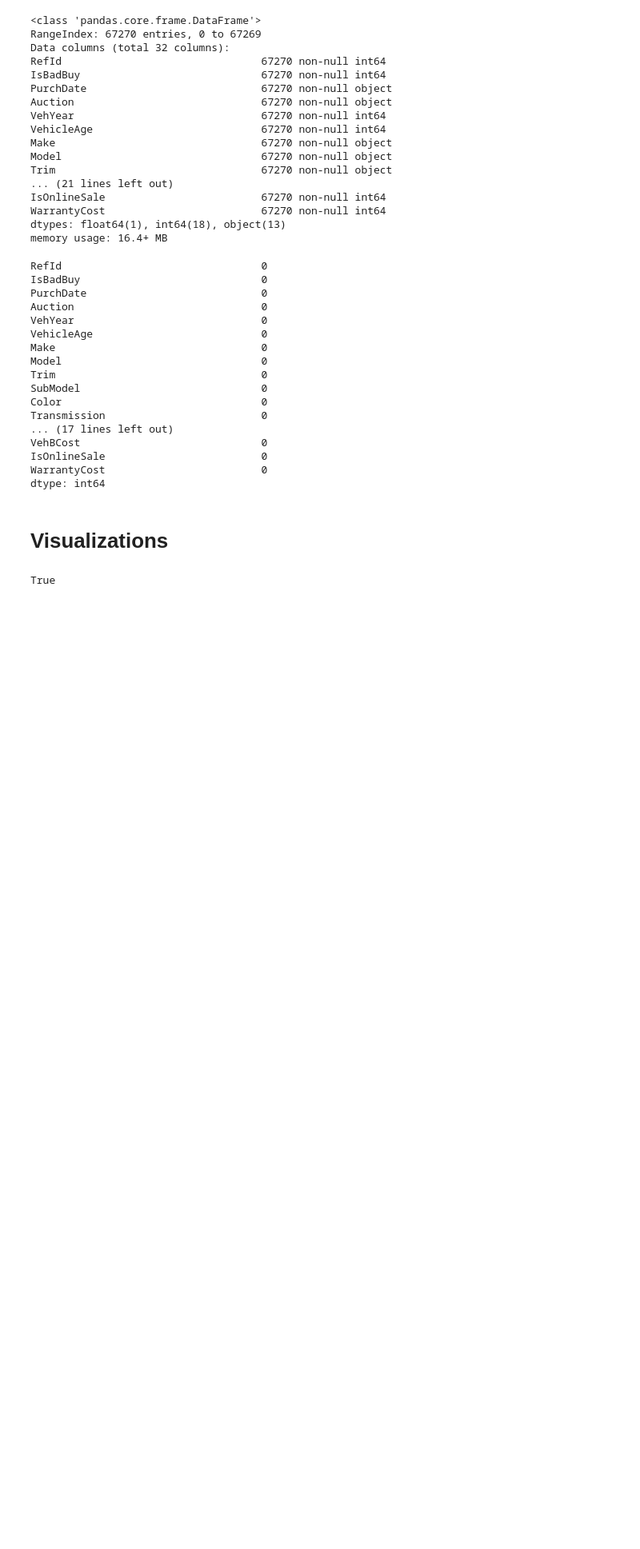
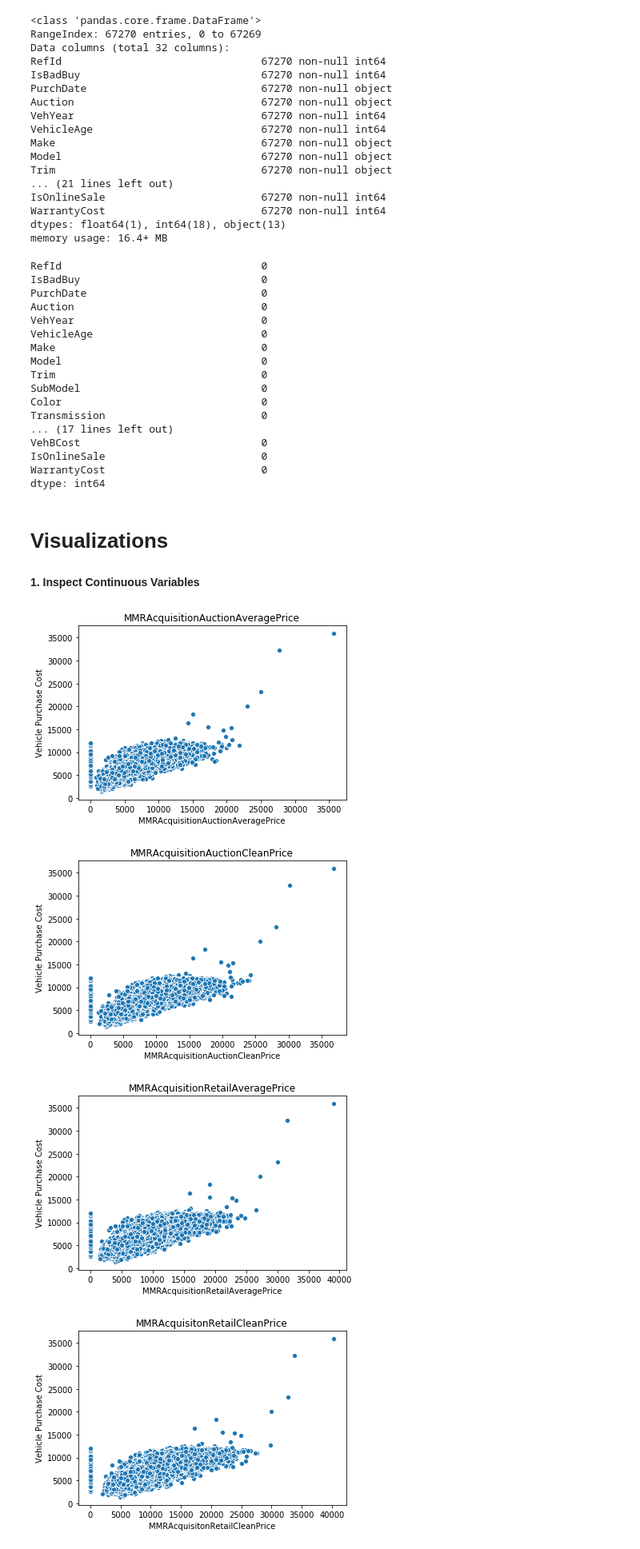
Before and after one commit to ajkiplagat/classification_task_carvana_data, a Jupyter notebook: 01 Carvana_EDA.ipynb, the cells around one changed output. Shown at 80% size. Saved outputs shown, nothing was run; the diff lists cells and outputs as text; code cells hidden in the pictures; blank space fills up the shorter version.

```diff
--- a/01 Carvana_EDA.ipynb
+++ b/01 Carvana_EDA.ipynb
@@ -86,4 +83,29 @@ cols = df.columns.array
-# %%
-df[cols[0]].dtype =='int64'
-# %% [output]
-True
+# %% [markdown]
+**1. Inspect Continuous Variables**
+# %%
+continuous_vars = df[['VehOdo','MMRAcquisitionAuctionAveragePrice',
+     'MMRAcquisitionAuctionCleanPrice',
+     'MMRAcquisitionRetailAveragePrice',
+     'MMRAcquisitonRetailCleanPrice',
+     'MMRCurrentAuctionAveragePrice',
+     'MMRCurrentAuctionCleanPrice',
+     'MMRCurrentRetailAveragePrice',
+     'MMRCurrentRetailCleanPrice',
+     'WarrantyCost']]
+# %%
+def plot_continuous(dfa,var):
+    dfa = dfa.copy()
+
+    sns.scatterplot(data = dfa, x = var , y = 'VehBCost')
+    plt.title(var)
+    plt.xlabel(var)
+    plt.ylabel('Vehicle Purchase Cost')
+    plt.show()
+
+for var in continuous_vars:
+    plot_continuous(df, var )
+# %% [output]
+[figure, added]
+[figure, added]
+[figure, added]
+[figure, added]
```
Also changed, not shown: parts of 17 cells of this notebook.
